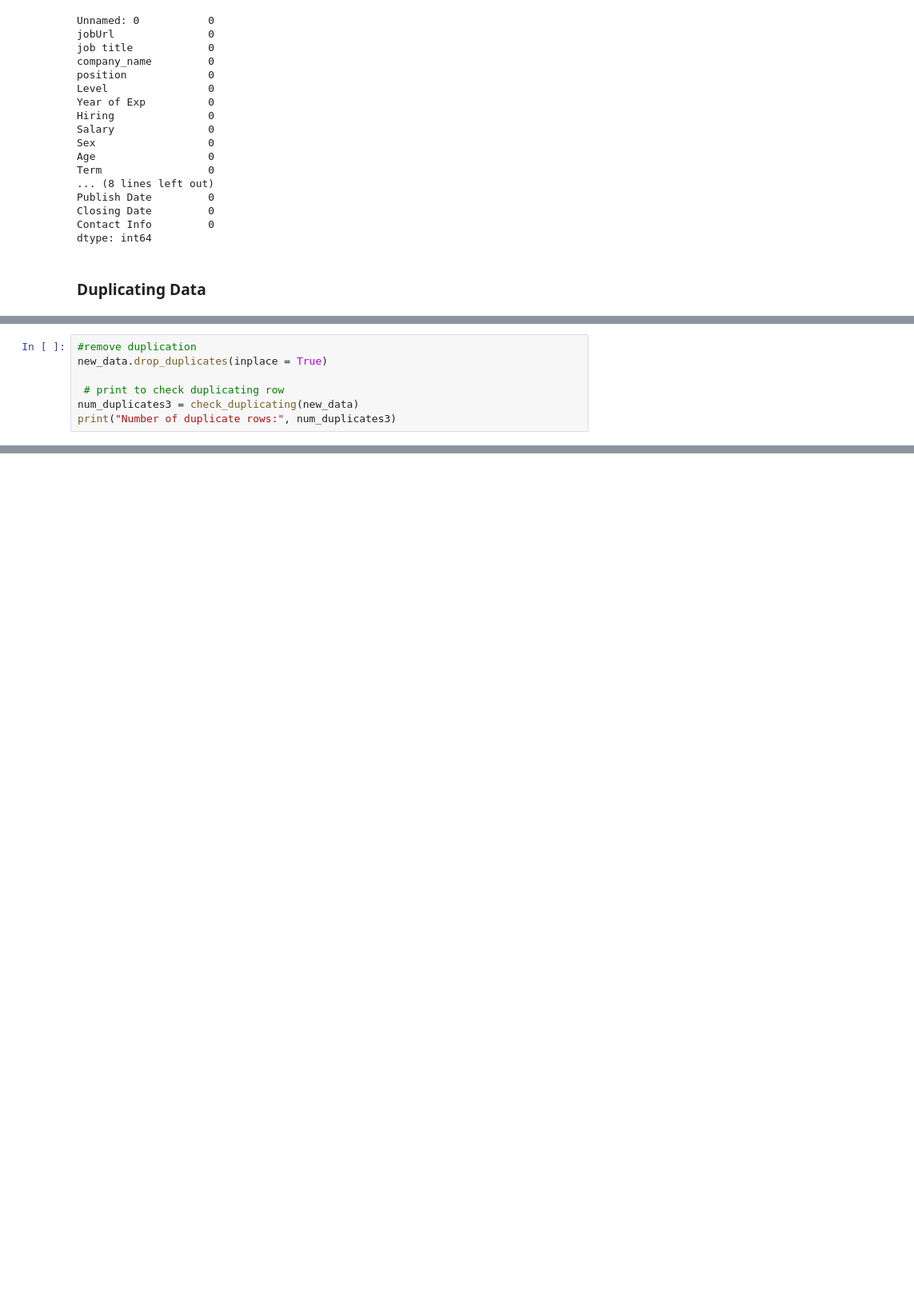
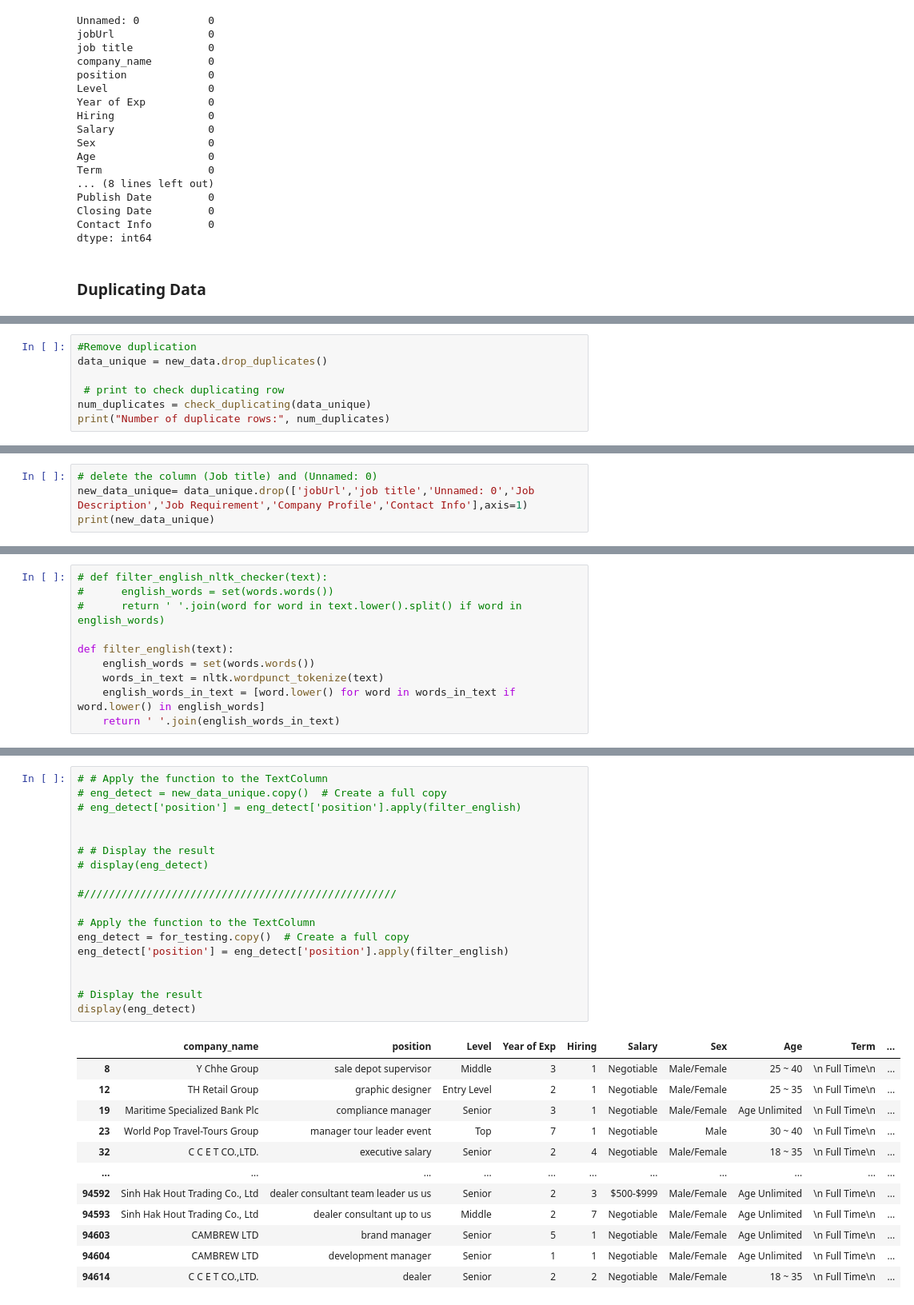
Before and after one commit to StudentChanna/Job-Vis-2023-2024, a Jupyter notebook: Script/data_preprocessing.ipynb, the cells around one changed output, grey strips where cells are left out. Shown at 80% size. Cells and saved outputs as stored; diff of their text form; blank space fills up the shorter version.

```diff
--- a/Script/data_preprocessing.ipynb
+++ b/Script/data_preprocessing.ipynb
@@ -210,10 +185,10 @@ print("Number of duplicate rows:", num_duplicates2)
 # %% [output]
 Number of duplicate rows: 50
 # %%
-#remove duplication
-new_data.drop_duplicates(inplace = True)
+#Remove duplication
+data_unique = new_data.drop_duplicates()
 
  # print to check duplicating row
-num_duplicates3 = check_duplicating(new_data)
-print("Number of duplicate rows:", num_duplicates3)
+num_duplicates = check_duplicating(data_unique)
+print("Number of duplicate rows:", num_duplicates)
 # %% [output]
@@ -240,0 +234,4 @@ display(new_data)
+# %%
+# delete the column (Job title) and (Unnamed: 0)
+new_data_unique= data_unique.drop(['jobUrl','job title','Unnamed: 0','Job Description','Job Requirement','Company Profile','Contact Info'],axis=1)
+print(new_data_unique)
@@ -240,0 +275,10 @@ display(new_data)
+# %%
+# def filter_english_nltk_checker(text):
+#      english_words = set(words.words())
+#      return ' '.join(word for word in text.lower().split() if word in english_words)
+
+def filter_english(text):
+    english_words = set(words.words())
+    words_in_text = nltk.wordpunct_tokenize(text)
+    english_words_in_text = [word.lower() for word in words_in_text if word.lower() in english_words]
+    return ' '.join(english_words_in_text)
@@ -240,0 +294,31 @@ display(new_data)
+# %%
+# # Apply the function to the TextColumn
+# eng_detect = new_data_unique.copy()  # Create a full copy
+# eng_detect['position'] = eng_detect['position'].apply(filter_english)
+
+
+# # Display the result
+# display(eng_detect)
+
+#//////////////////////////////////////////////////
+
+# Apply the function to the TextColumn
+eng_detect = for_testing.copy()  # Create a full copy
+eng_detect['position'] = eng_detect['position'].apply(filter_english)
+
+
+# Display the result
+display(eng_detect)
+# %% [output]
+|  | company_name | position | Level | Year of Exp | Hiring | Salary | Sex | Age | Term | ... |
+| 8 | Y Chhe Group | sale depot supervisor | Middle | 3 | 1 | Negotiable | Male/Female | 25 ~ 40 | \n Full Time\n | ... |
+| 12 | TH Retail Group | graphic designer | Entry Level | 2 | 1 | Negotiable | Male/Female | 25 ~ 35 | \n Full Time\n | ... |
+| 19 | Maritime Specialized Bank Plc | compliance manager | Senior | 3 | 1 | Negotiable | Male/Female | Age Unlimited | \n Full Time\n | ... |
+| 23 | World Pop Travel-Tours Group | manager tour leader event | Top | 7 | 1 | Negotiable | Male | 30 ~ 40 | \n Full Time\n | ... |
+| 32 | C C E T CO.,LTD. | executive salary | Senior | 2 | 4 | Negotiable | Male/Female | 18 ~ 35 | \n Full Time\n | ... |
+| ... | ... | ... | ... | ... | ... | ... | ... | ... | ... | ... |
+| 94592 | Sinh Hak Hout Trading Co., Ltd | dealer consultant team leader us us | Senior | 2 | 3 | $500-$999 | Male/Female | Age Unlimited | \n Full Time\n | ... |
+| 94593 | Sinh Hak Hout Trading Co., Ltd | dealer consultant up to us | Middle | 2 | 7 | Negotiable | Male/Female | Age Unlimited | \n Full Time\n | ... |
+| 94603 | CAMBREW LTD | brand manager | Senior | 5 | 1 | Negotiable | Male/Female | Age Unlimited | \n Full Time\n | ... |
+| 94604 | CAMBREW LTD | development manager | Senior | 1 | 1 | Negotiable | Male/Female | Age Unlimited | \n Full Time\n | ... |
+| 94614 | C C E T CO.,LTD. | dealer | Senior | 2 | 2 | Negotiable | Male/Female | 18 ~ 35 | \n Full Time\n | ... |
```
Also changed, not shown: parts of 40 cells of this notebook.
